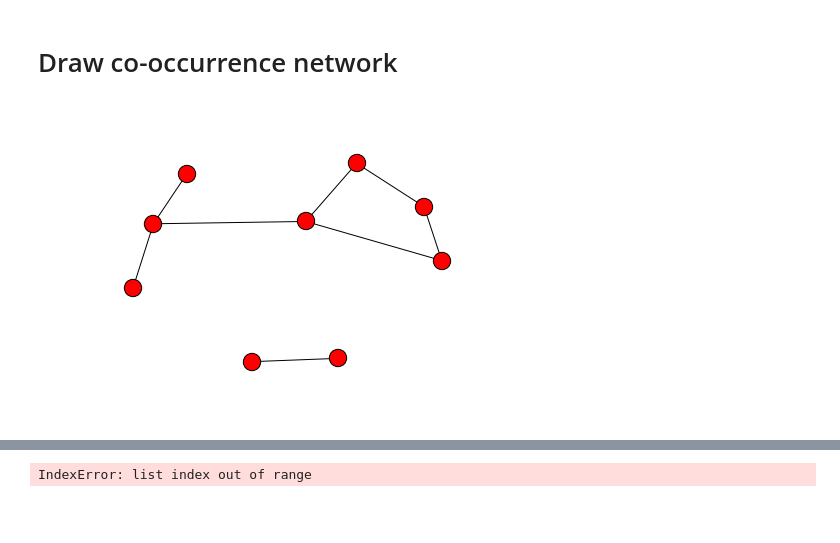
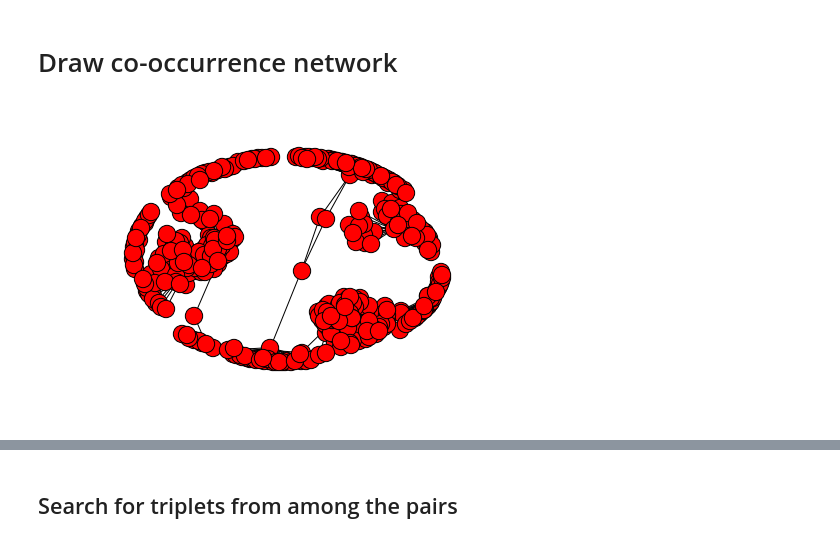
Before and after one commit to lujonathanh/coffdrop, a Jupyter notebook: BRCA_wustl_Mutex_Runs_part2_6_2_16.ipynb, the cells around one changed output, grey strips where cells are left out. Saved outputs shown, nothing was run; the diff lists cells and outputs as text; code cells hidden in the pictures; blank space fills up the shorter version.

```diff
--- a/BRCA_wustl_Mutex_Runs_part2_6_2_16.ipynb
+++ b/BRCA_wustl_Mutex_Runs_part2_6_2_16.ipynb
@@ -1785,7 +1785,7 @@ leastPatientThreshold = 15
 # To choose which genes to test, first consider only the patients below this percentile. e.g. if set to 50, the bottom 50% of patients
 # are called least mutated.
 
-test_gene_threshold = 2
+test_gene_threshold = 3
 # Test genes that are mutated in at least this percentage of the least mutated patients.
 
 
@@ -2316,7 +2328,7 @@ for i in range(len(graphs)):
     print "---"
     print "Top", top_number, "nodes by degree centraliy in component", i
     print "Gene: Degree Centrality   Degree"
-    for j in range(top_number):
+    for j in range(min(top_number, len(node_items))):
         print node_items[j][0], ":", np.round(node_items[j][1], 2), node_items[j][2]
 
     component_file = network_m_file[:-4] + "_comp" + str(i) + ".txt"
@@ -2558,0 +2958,39 @@ Including sorting time  0.00121688842773
+# %%
+print "Getting normal statistics across whole distribution"
+
+new_mpairsdict, new_mgenedict = met.cooccurpairs(numCases, geneToCases, patientToGenes, goodmpairs, compute_mutex=compute_mutex)
+new_cpairsdict, new_cgenedict = met.cooccurpairs(numCases, geneToCases, patientToGenes, goodcpairs, compute_mutex=compute_mutex)
+
+print "Testing across the whole distribution"
+
+new_mpairsdict = chi.add_BinomP_cohorts_all_pairs(new_mpairsdict, geneToCases, patientToGenes, c0cohort_dict, c0patients)
+new_cpairsdict = chi.add_BinomP_cohorts_all_pairs(new_cpairsdict, geneToCases, patientToGenes, c0cohort_dict, c0patients)
+
+new_pairsdict = new_mpairsdict.copy()
+new_pairsdict.update(new_mpairsdict)
+
+
+print "All tested pairs have been written to ", new_pairfile
+
+fieldnames = (new_pairsdict.values()[0]).keys()
+fieldnames.remove('MutationFrequencies')
+fieldnames.remove('MutationFrequencyDifference')
+fieldnames.remove('MutationFrequencyDifferenceRatio')
+fieldnames.remove('CooccurrenceRatio')
+fieldnames.remove('Coverage')
+fieldnames.remove('SetScore')
+fieldnames.remove('AverageOverlapPMN')
+fieldnames.remove('CombinedScore')
+fieldnames.remove('Concordance')
+fieldnames.remove('Somatic')
+fieldnames.remove('RoundedLogPCov')
+fieldnames.remove('GeneSet')
+fieldnames.remove('Type')
+
+fieldnames.insert(2, 'Type')
+fieldnames.insert(3, 'AllMBinomProb')
+fieldnames.insert(3, 'AllCBinomProb')
+
+met.writeanydict(new_pairsdict, new_pairfile, fieldnames=fieldnames)
+
+os.system('say "whole distribution pairs finished"')
@@ -2578,35 +3397,35 @@ graphs = list(nx.connected_component_subgraphs(G))
 
 top_number = 3
 
 for i in range(len(graphs)):
     print "\n***********************"
     print "COMPONENT " + str(i)
     print "***********************"
     graph = graphs[i]
     print "Number of nodes ", graph.number_of_nodes()
     print "Number of edges ", graph.number_of_edges()
 
     node_items = [g + (graph.degree(g[0]),) for g in nx.degree_centrality(graph).items()]
     node_items = sorted(node_items, key=lambda entry: entry[1], reverse = True)
 
 
     print "---"
     print "Top", top_number, "nodes by degree centraliy in component", i
     print "Gene: Degree Centrality   Degree"
-    for j in range(top_number):
+    for j in range(min(top_number, len(node_items))):
         print node_items[j][0], ":", np.round(node_items[j][1], 2), node_items[j][2]
 
     component_file = network_c_file[:-4] + "_comp" + str(i) + ".txt"
 
     print "---"
     print "Writing nodes to: ", component_file
     with open(component_file, 'w') as csvfile:
         writer = csv.writer(csvfile, delimiter='\t')
         writer.writerow(["Node", "Degreee Centrality", "Degree"])
         for node_item in node_items:
             writer.writerow(node_item)
 # %% [output]
-[figure, old version]
+[figure, new version]
 ***********************
 COMPONENT 0
 ***********************
@@ -2627 +3446,2 @@ PLCB4 : 1.0 1
-IndexError: list index out of range
+# %% [markdown]
+## Search for triplets from among the pairs
```
Also changed, not shown: parts of 38 cells of this notebook, 8 other files.
